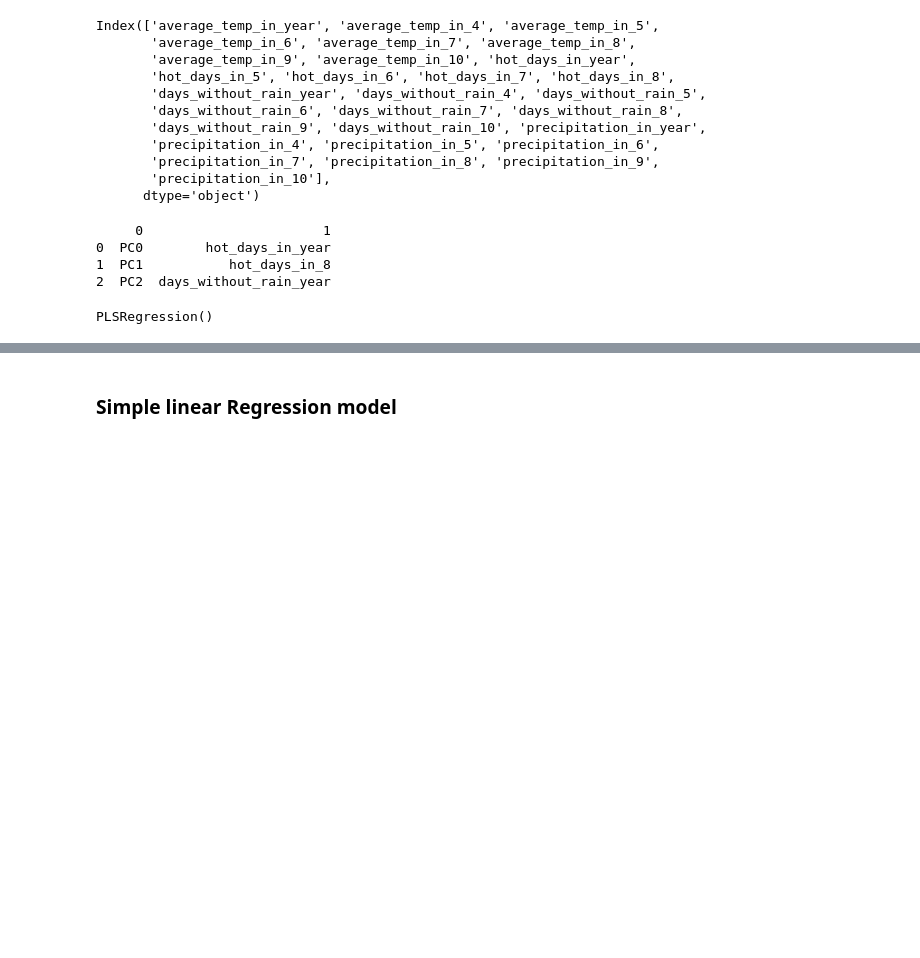
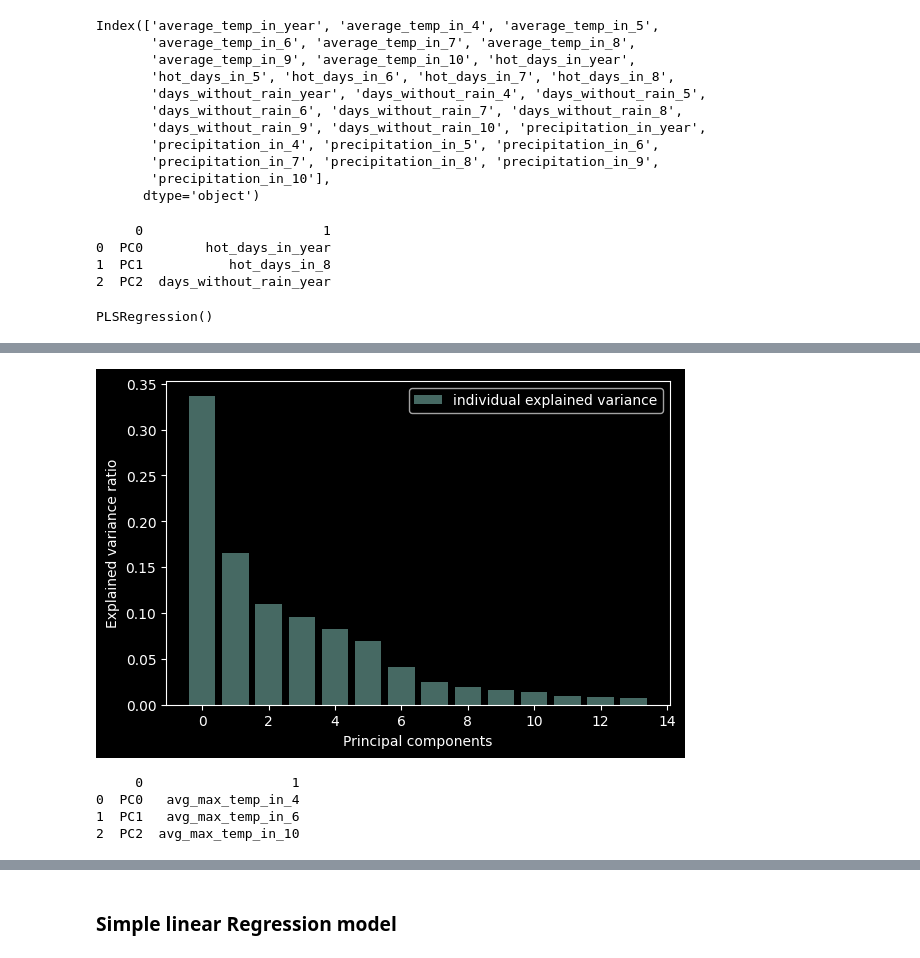
Before and after one commit to Laura-Pldk/Canola_Yield_Prediction, a Jupyter notebook: notebooks/Canola_presentation.ipynb, the cells around one changed output, grey strips where cells are left out. Drawn from its saved outputs; the diff is of its cells as text; code cells hidden in the pictures; blank space fills up the shorter version.

```diff
--- a/notebooks/Canola_presentation.ipynb
+++ b/notebooks/Canola_presentation.ipynb
@@ -981,3 +1121,53 @@ PLSRegression()
+# %%
+with plt.style.context('dark_background'):
+    plt.figure(figsize=(6, 4))
+
+    plt.bar(range(14), explained_variance, alpha=0.5, align='center',
+            label='individual explained variance')
+    plt.ylabel('Explained variance ratio')
+    plt.xlabel('Principal components')
+    plt.legend(loc='best')
+    plt.tight_layout()
+# %% [output]
+[figure, added]
+# %%
+# get the most important features on the PCs with names and save them into a pandas df
+
+model = PCA(n_components=3).fit(X)
+X_pc = model.transform(X)
+
+# number of components
+n_pcs= model.components_.shape[0]
+
+# get the index of the most important feature on EACH component
+# LIST COMPREHENSION HERE
+most_important = [np.abs(model.components_[i]).argmax() for i in range(n_pcs)]
+
+initial_feature_names = ['precipitation_in_4_calculated_index',
+       'precipitation_in_5_calculated_index',
+       'precipitation_in_6_calculated_index',
+       'precipitation_in_7_calculated_index',
+       'precipitation_in_8_calculated_index',
+       'precipitation_in_9_calculated_index',
+       'precipitation_in_10_calculated_index', 'avg_max_temp_in_4',
+       'avg_max_temp_in_5', 'avg_max_temp_in_6', 'avg_max_temp_in_7',
+       'avg_max_temp_in_8', 'avg_max_temp_in_9', 'avg_max_temp_in_10']
+
+# get the names
+most_important_names = [initial_feature_names[most_important[i]] for i in range(n_pcs)]
+
+# LIST COMPREHENSION HERE AGAIN
+dic = {'PC{}'.format(i): most_important_names[i] for i in range(n_pcs)}
+
+# build the dataframe
+df_pca = pd.DataFrame(dic.items())
+
+print(df_pca)
+# %% [output]
+     0                   1
+0  PC0   avg_max_temp_in_4
+1  PC1   avg_max_temp_in_6
+2  PC2  avg_max_temp_in_10
 # %%
 # linear regression using just average temp in month
 
```
Also changed, not shown: parts of 29 cells of this notebook.
